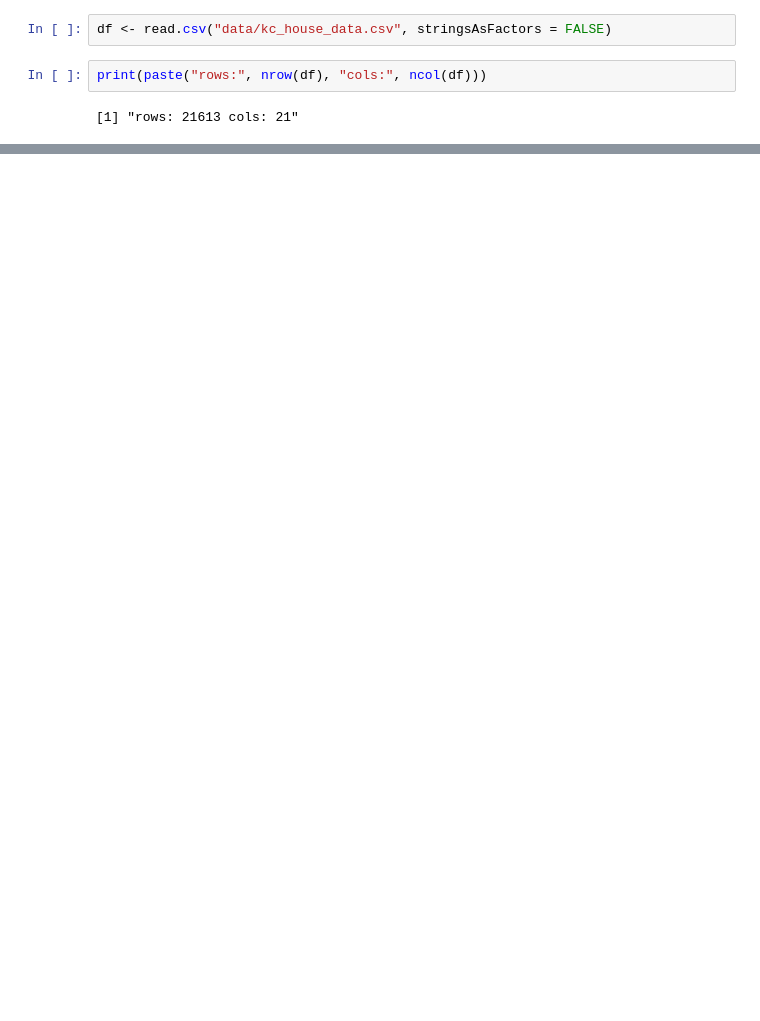
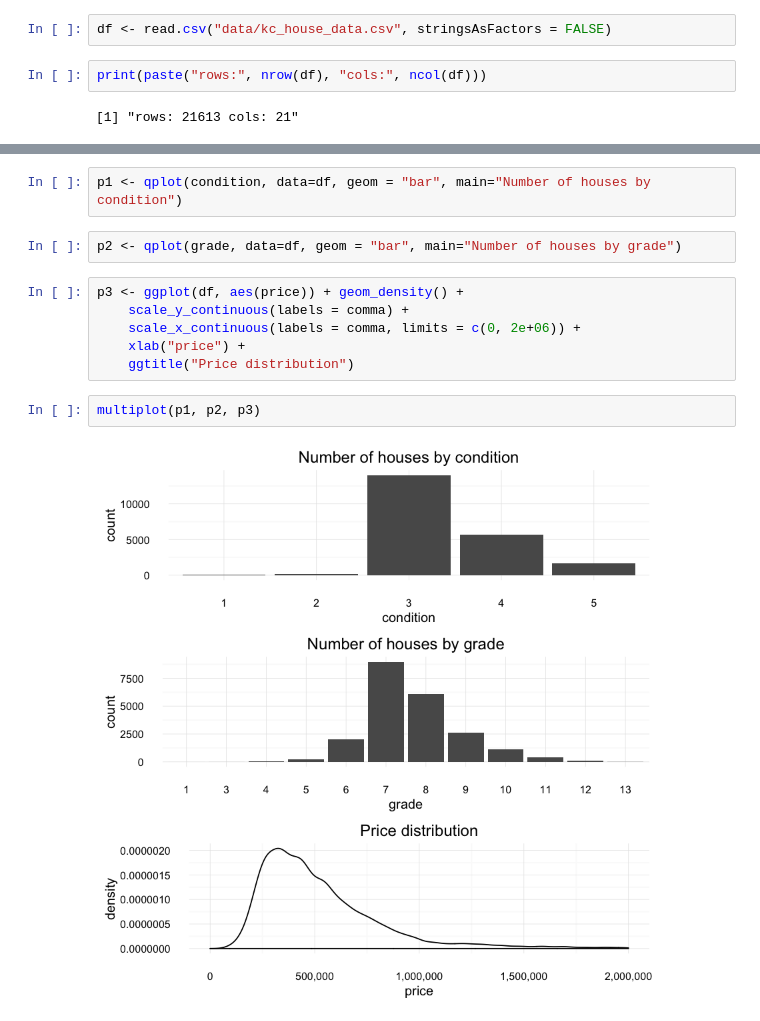
Before and after one commit to andybala/curiousily.github.com, a Jupyter notebook: _data/notebooks/2.predicting_house_price.ipynb, the cells around one changed output, grey strips where cells are left out. Drawn from its saved outputs; the diff is of its cells as text; blank space fills up the shorter version.

```diff
--- a/_data/notebooks/2.predicting_house_price.ipynb
+++ b/_data/notebooks/2.predicting_house_price.ipynb
@@ -144,0 +74,14 @@ p
+# %%
+p1 <- qplot(condition, data=df, geom = "bar", main="Number of houses by condition")
+# %%
+p2 <- qplot(grade, data=df, geom = "bar", main="Number of houses by grade")
+# %%
+p3 <- ggplot(df, aes(price)) + geom_density() +
+    scale_y_continuous(labels = comma) +
+    scale_x_continuous(labels = comma, limits = c(0, 2e+06)) +
+    xlab("price") +
+    ggtitle("Price distribution")
+# %%
+multiplot(p1, p2, p3)
+# %% [output]
+[figure, added]
```
Also changed, not shown: parts of 76 cells of this notebook, 1 other file.
